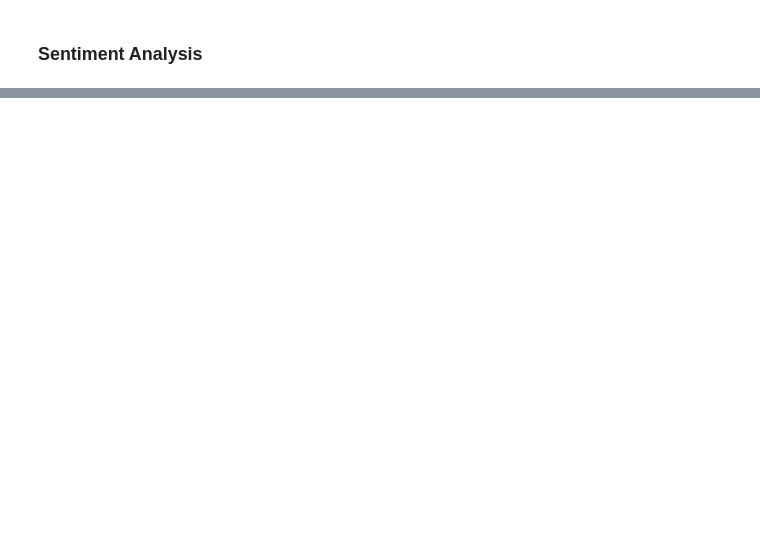
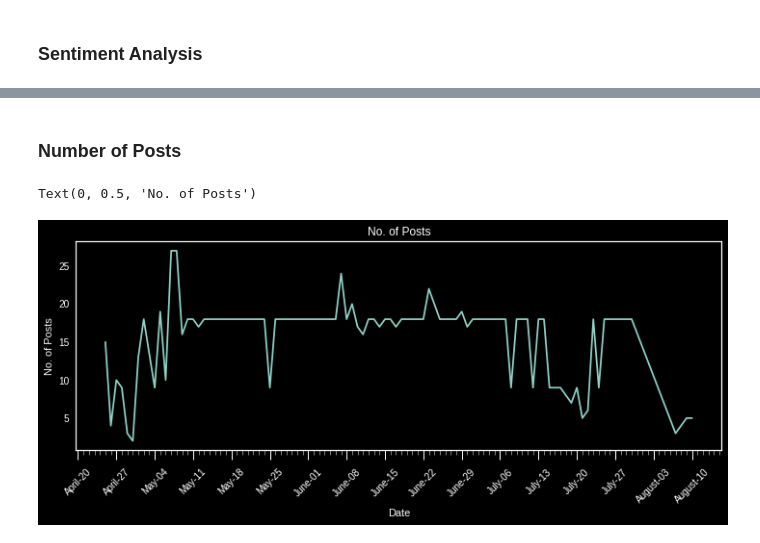
Before and after one commit to ragul-n/Analysis-of-Confession-pages, a Jupyter notebook: Analysis_of_Confessions.ipynb, the cells around one changed output, grey strips where cells are left out. Saved outputs shown, nothing was run; the diff lists cells and outputs as text; code cells hidden in the pictures; blank space fills up the shorter version.

```diff
--- a/Analysis_of_Confessions.ipynb
+++ b/Analysis_of_Confessions.ipynb
@@ -48,0 +65,34 @@ sentiments.head()
+# %% [markdown]
+### Number of Posts
+# %%
+plt.style.use("dark_background")
+
+data=sentiments.groupby("date")["id"].agg("count")
+
+fig, ax= plt.subplots(figsize=(12,4))
+
+# specify the position of the major ticks at the beginning of the week
+ax.xaxis.set_major_locator(md.WeekdayLocator(byweekday = 1))
+# specify the format of the labels as 'year-month-day'
+ax.xaxis.set_major_formatter(md.DateFormatter('%B-%d'),)
+# (optional) rotate by 90° the labels in order to improve their spacing
+
+# specify the position of the minor ticks at each day
+ax.xaxis.set_minor_locator(md.DayLocator(interval = 1))
+
+# set ticks length
+ax.tick_params(axis = 'x', which = 'major', length = 10)
+ax.tick_params(axis = 'x', which = 'minor', length = 5)
+
+
+sns.lineplot(x=data.index, y=data.values, ax=ax)
+
+
+plt.setp(ax.xaxis.get_majorticklabels(), rotation = 45)
+
+ax.set_title("No. of Posts")
+plt.xlabel("Date")
+plt.ylabel("No. of Posts")
+# %% [output]
+Text(0, 0.5, 'No. of Posts')
+[figure, added]
```
Also changed, not shown: parts of 16 cells of this notebook.
